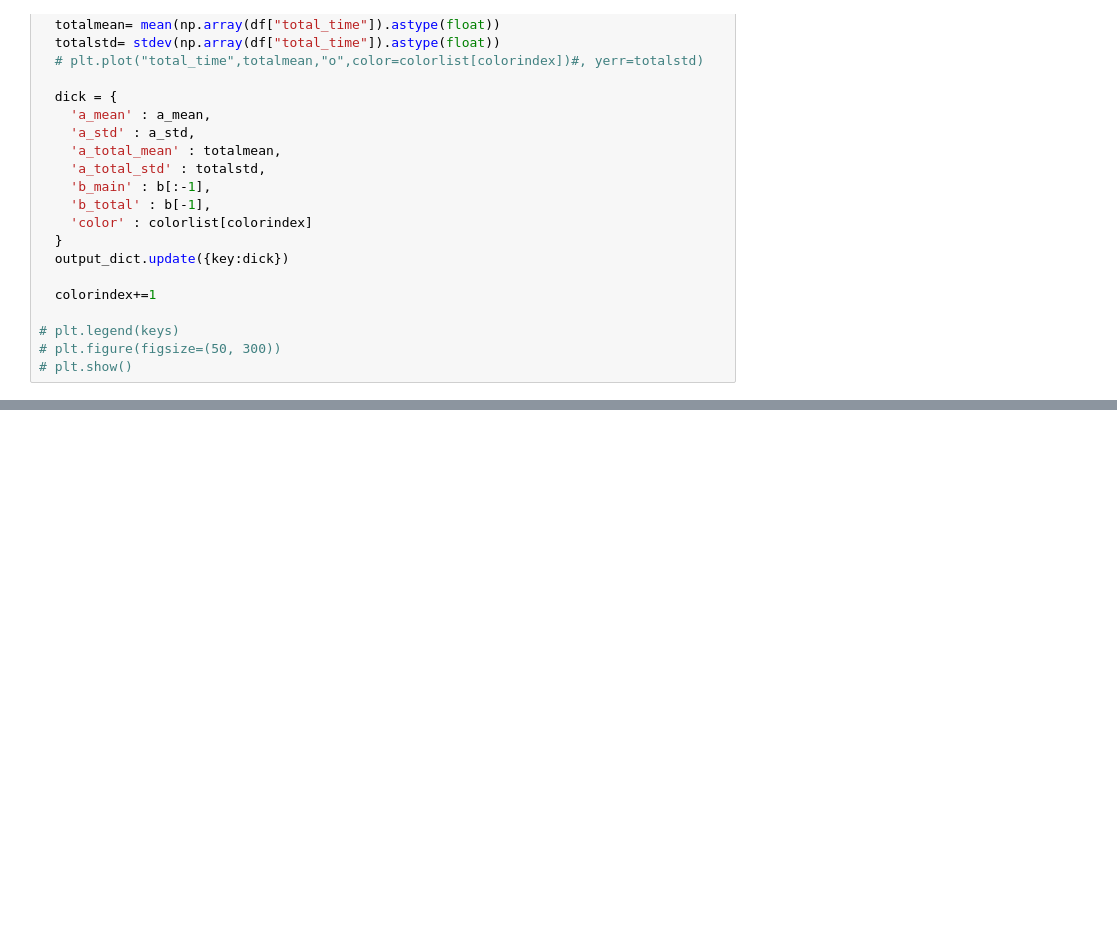
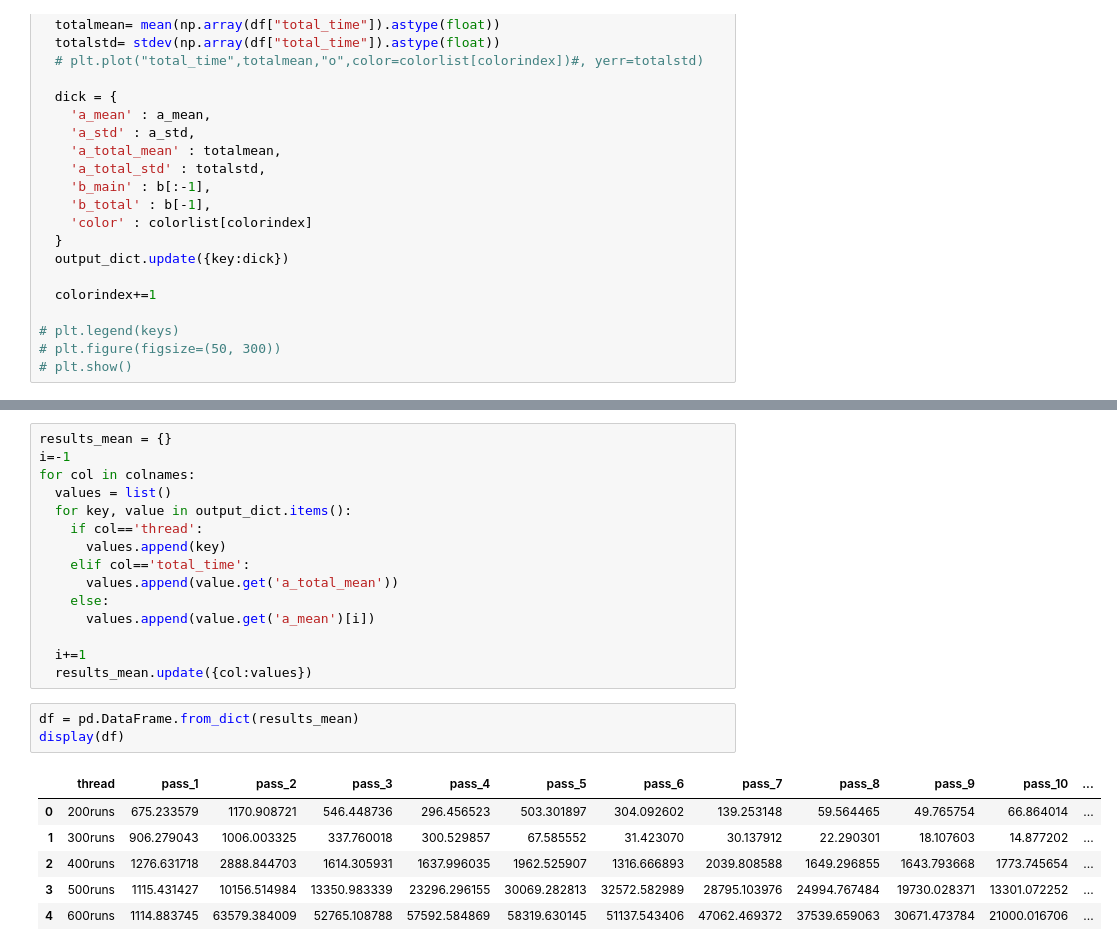
Before and after one commit to BeToast/sharedCfiles, a Jupyter notebook: tableAndGraphs.ipynb, the cells around one changed output, grey strips where cells are left out. Saved outputs shown, nothing was run; the diff lists cells and outputs as text; blank space fills up the shorter version.

```diff
--- a/tableAndGraphs.ipynb
+++ b/tableAndGraphs.ipynb
@@ -105,0 +107,25 @@ plt.show()
+# %%
+results_mean = {}
+i=-1
+for col in colnames:
+  values = list()
+  for key, value in output_dict.items():
+    if col=='thread':
+      values.append(key)
+    elif col=='total_time':
+      values.append(value.get('a_total_mean'))
+    else:
+      values.append(value.get('a_mean')[i])
+
+  i+=1
+  results_mean.update({col:values})
+# %%
+df = pd.DataFrame.from_dict(results_mean)
+display(df)
+# %% [output]
+|  | thread | pass_1 | pass_2 | pass_3 | pass_4 | pass_5 | pass_6 | pass_7 | pass_8 | pass_9 | pass_10 | ... |
+| 0 | 200runs | 675.233579 | 1170.908721 | 546.448736 | 296.456523 | 503.301897 | 304.092602 | 139.253148 | 59.564465 | 49.765754 | 66.864014 | ... |
+| 1 | 300runs | 906.279043 | 1006.003325 | 337.760018 | 300.529857 | 67.585552 | 31.423070 | 30.137912 | 22.290301 | 18.107603 | 14.877202 | ... |
+| 2 | 400runs | 1276.631718 | 2888.844703 | 1614.305931 | 1637.996035 | 1962.525907 | 1316.666893 | 2039.808588 | 1649.296855 | 1643.793668 | 1773.745654 | ... |
+| 3 | 500runs | 1115.431427 | 10156.514984 | 13350.983339 | 23296.296155 | 30069.282813 | 32572.582989 | 28795.103976 | 24994.767484 | 19730.028371 | 13301.072252 | ... |
+| 4 | 600runs | 1114.883745 | 63579.384009 | 52765.108788 | 57592.584869 | 58319.630145 | 51137.543406 | 47062.469372 | 37539.659063 | 30671.473784 | 21000.016706 | ... |
```
Also changed, not shown: parts of 5 cells of this notebook.
